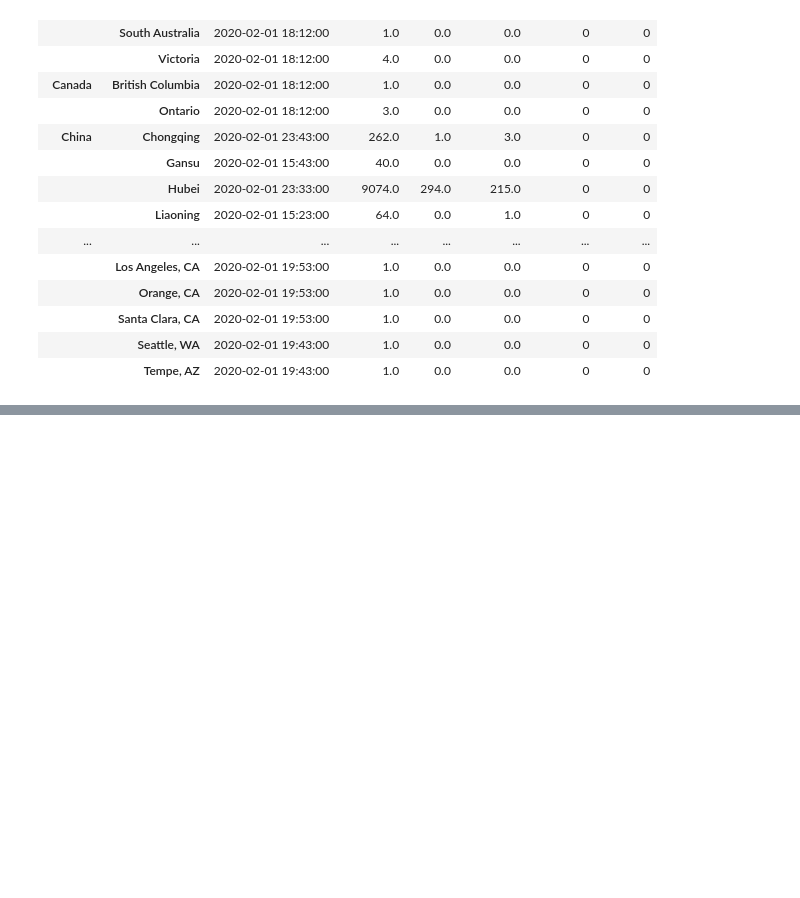
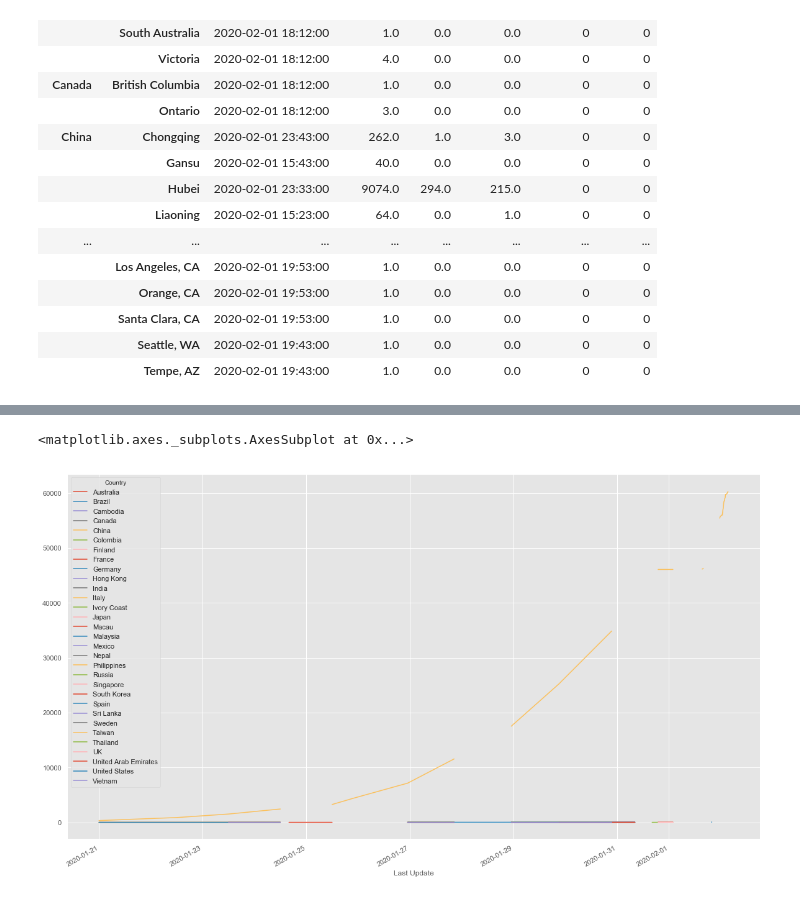
Before and after one commit to Bohan-S/Coronavirus-Analysis, a Jupyter notebook: EDA.ipynb, the cells around one changed output, grey strips where cells are left out. Drawn from its saved outputs; the diff is of its cells as text; code cells hidden in the pictures; blank space fills up the shorter version.

Commit message:
Basic visualization

```diff
--- a/EDA.ipynb
+++ b/EDA.ipynb
@@ -156,2 +158,2 @@ latest_update.groupby(['Country','Province/State']).sum()
 # %%
-data.groupby(['Country','Last Update']).sum()
+data_countries_progession = data.groupby(['Country','Last Update']).sum()
@@ -177,0 +160,2 @@ data.groupby(['Country','Last Update']).sum()
+# %%
+data_countries_progession['cumsum_confirmed'] = data_countries_progession.groupby('Country')['Confirmed'].cumsum()
@@ -177,0 +182,6 @@ data.groupby(['Country','Last Update']).sum()
+# %%
+pivoted = pd.pivot_table(data_countries_progession, values='cumsum_confirmed', columns='Country', index='Last Update')
+pivoted.plot(figsize=(20,12))
+# %% [output]
+<matplotlib.axes._subplots.AxesSubplot at 0x...>
+[figure, added]
```
Also changed, not shown: parts of 4 cells of this notebook.
